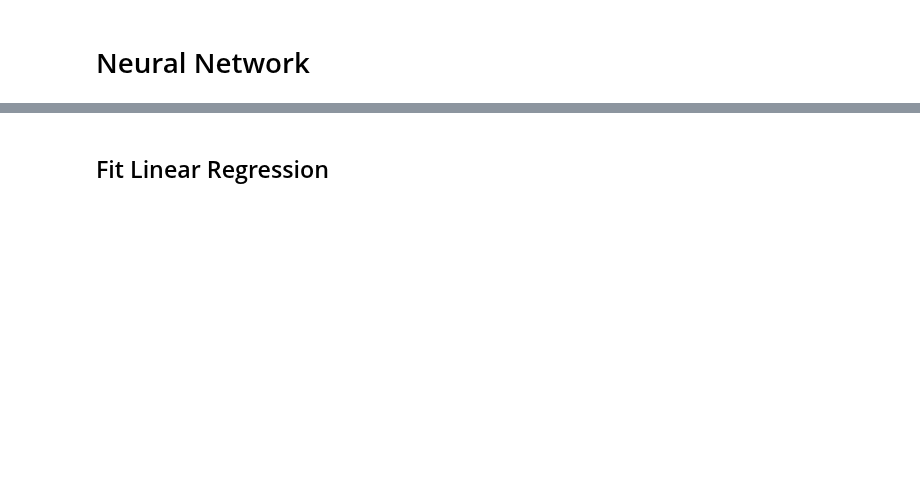
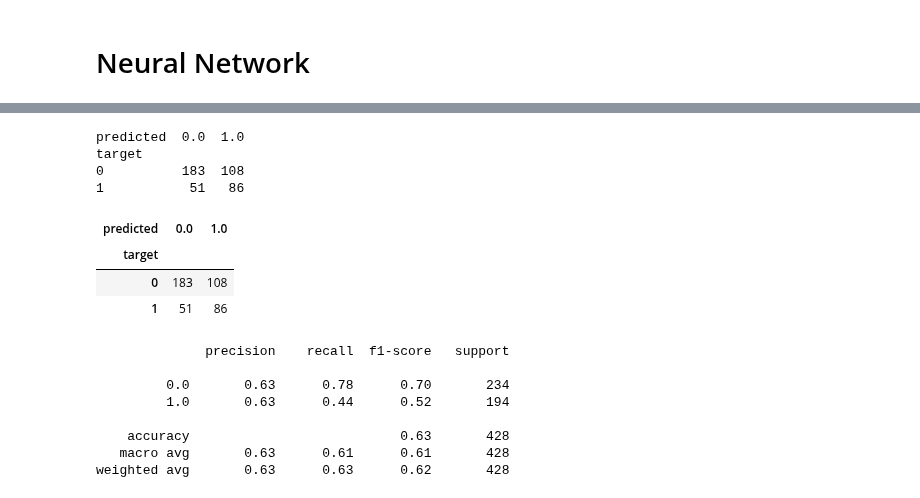
Before and after one commit to mitirmizi/koby-bryant-shot-selection, a Jupyter notebook: src/4-models.ipynb, the cells around one changed output, grey strips where cells are left out. Saved outputs shown, nothing was run; the diff lists cells and outputs as text; code cells hidden in the pictures; blank space fills up the shorter version.

```diff
--- a/src/4-models.ipynb
+++ b/src/4-models.ipynb
@@ -11,3 +14,17 @@ train = pd.read_csv('../data/data3_train.csv')
 test = pd.read_csv('../data/data3_test.csv')
 # %%
 target_column = "shot_made_flag"  # y_column_name
+# %%
+def confusion(true, pred):
+    """
+    Function for pretty printing confusion matrices
+    """
+    pred = pd.Series(pred)
+    true = pd.Series(true)
+
+    true.name = 'target'
+    pred.name = 'predicted'
+    cm = pd.crosstab(true.reset_index(drop=True), pred.reset_index(drop=True))
+    print(cm)
+    cm = cm[cm.index]
+    return cm
@@ -244,2 +266,22 @@ target_encoding(train, "action_type", target_column)
-# %% [markdown]
-## Fit Linear Regression
+# %%
+# confusion(y_test.values.flatten(), y_test_pred)
+confusion(y_test_pred, y_test.values.flatten())
+
+print( classification_report(y_test.values, y_test_pred))
+# %% [output]
+predicted  0.0  1.0
+target
+0          183  108
+1           51   86
+| predicted | 0.0 | 1.0 |
+| target |  |  |
+| 0 | 183 | 108 |
+| 1 | 51 | 86 |
+              precision    recall  f1-score   support
+
+         0.0       0.63      0.78      0.70       234
+         1.0       0.63      0.44      0.52       194
+
+    accuracy                           0.63       428
+   macro avg       0.63      0.61      0.61       428
+weighted avg       0.63      0.63      0.62       428
```
Also changed, not shown: parts of 17 cells of this notebook.
